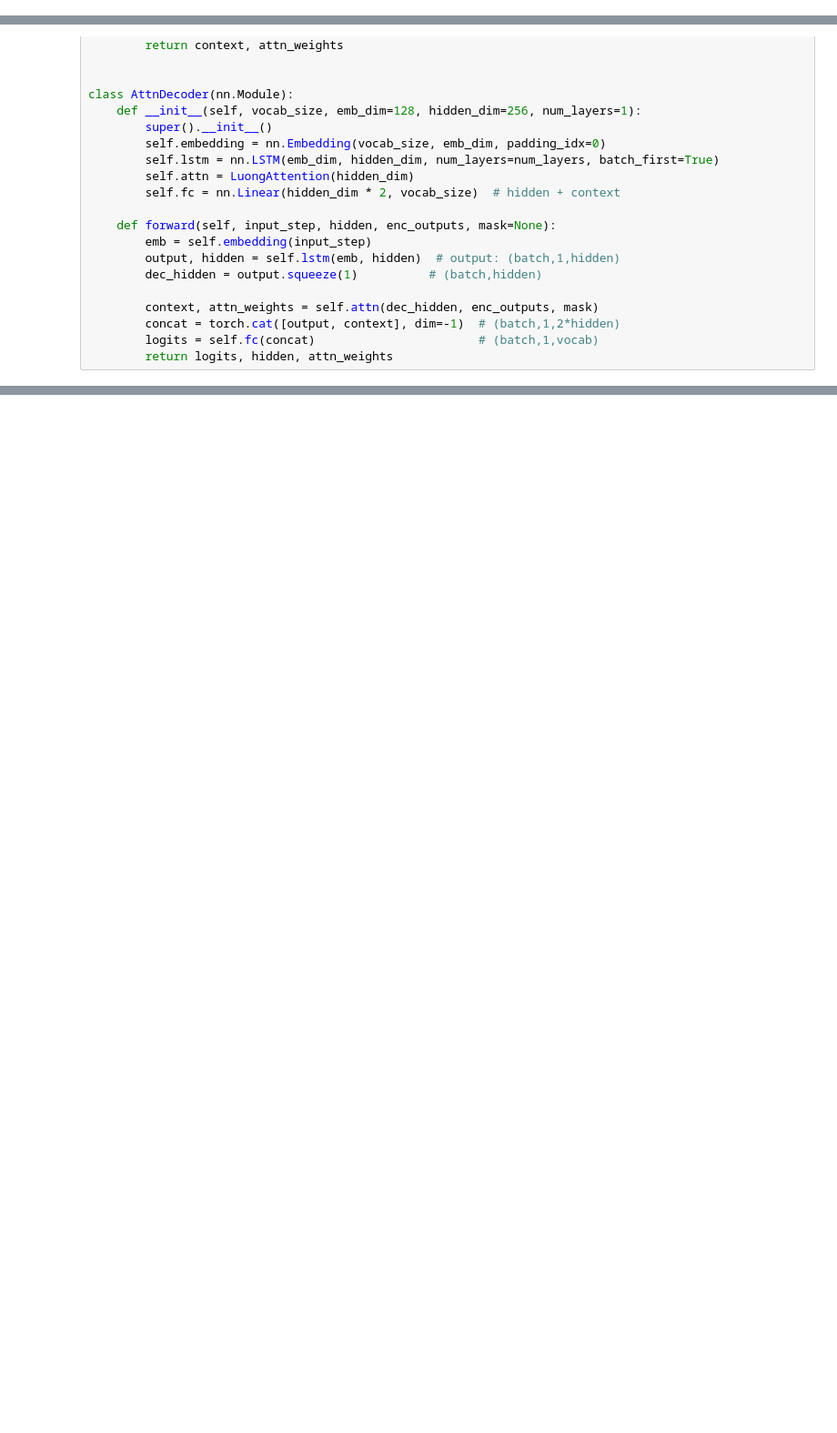
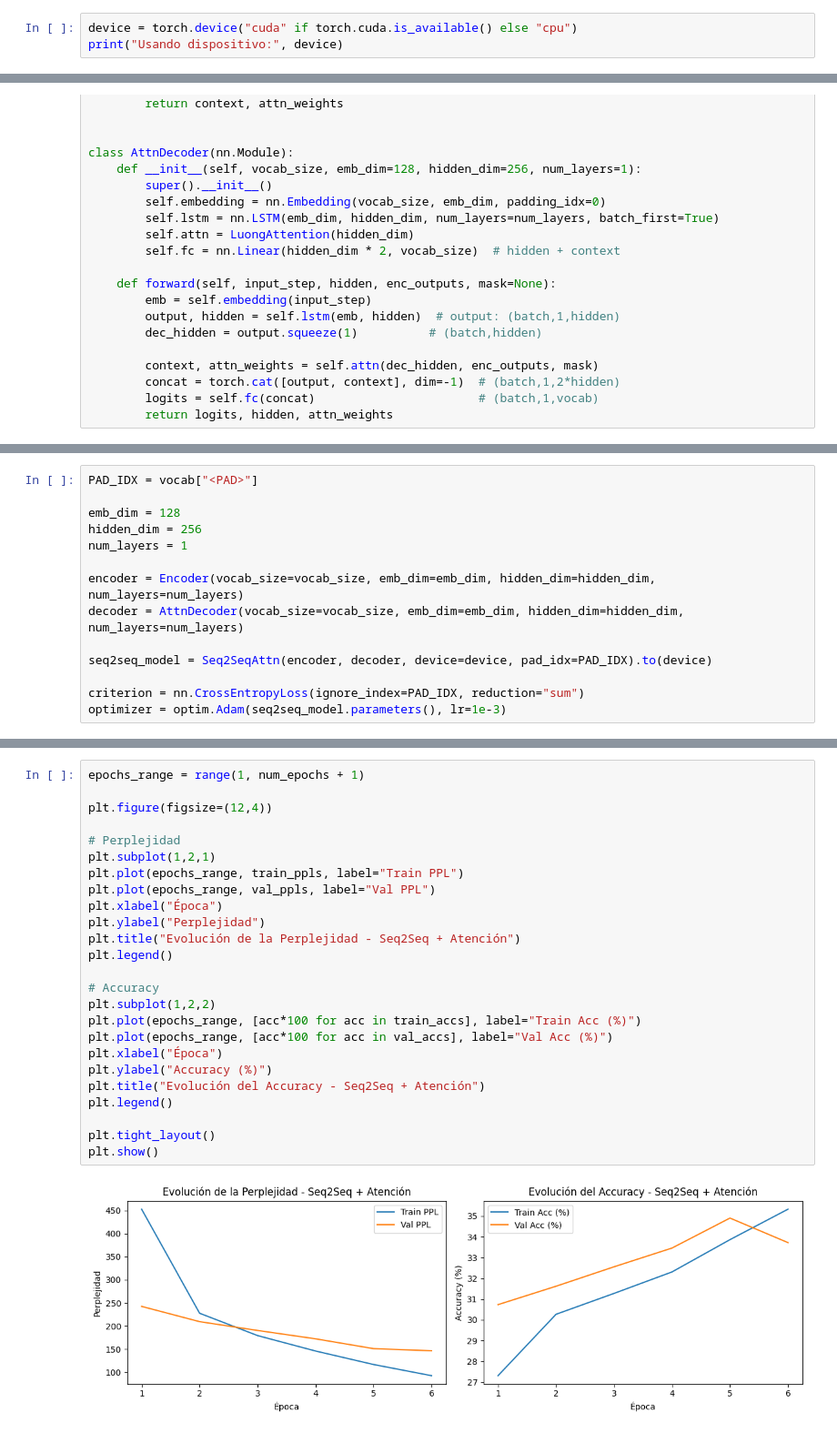
Before and after one commit to XaviAlvarado18/spanish-twitter-sentiment-nlp, a Jupyter notebook: src/main2.ipynb, the cells around one changed output, grey strips where cells are left out. Shown at 91% size. Saved outputs shown, nothing was run; the diff lists cells and outputs as text; blank space fills up the shorter version.

```diff
--- a/src/main2.ipynb
+++ b/src/main2.ipynb
@@ -364,0 +372,3 @@ hoy <UNK> siento <UNK> <UNK> calle verdad <UNK> <UNK> miedo <UNK> pasado semana
+# %%
+device = torch.device("cuda" if torch.cuda.is_available() else "cpu")
+print("Usando dispositivo:", device)
@@ -456,0 +518,14 @@ class AttnDecoder(nn.Module):
+# %%
+PAD_IDX = vocab["<PAD>"]
+
+emb_dim = 128
+hidden_dim = 256
+num_layers = 1
+
+encoder = Encoder(vocab_size=vocab_size, emb_dim=emb_dim, hidden_dim=hidden_dim, num_layers=num_layers)
+decoder = AttnDecoder(vocab_size=vocab_size, emb_dim=emb_dim, hidden_dim=hidden_dim, num_layers=num_layers)
+
+seq2seq_model = Seq2SeqAttn(encoder, decoder, device=device, pad_idx=PAD_IDX).to(device)
+
+criterion = nn.CrossEntropyLoss(ignore_index=PAD_IDX, reduction="sum")
+optimizer = optim.Adam(seq2seq_model.parameters(), lr=1e-3)
@@ -456,0 +665,27 @@ class AttnDecoder(nn.Module):
+# %%
+epochs_range = range(1, num_epochs + 1)
+
+plt.figure(figsize=(12,4))
+
+# Perplejidad
+plt.subplot(1,2,1)
+plt.plot(epochs_range, train_ppls, label="Train PPL")
+plt.plot(epochs_range, val_ppls, label="Val PPL")
+plt.xlabel("Época")
+plt.ylabel("Perplejidad")
+plt.title("Evolución de la Perplejidad - Seq2Seq + Atención")
+plt.legend()
+
+# Accuracy
+plt.subplot(1,2,2)
+plt.plot(epochs_range, [acc*100 for acc in train_accs], label="Train Acc (%)")
+plt.plot(epochs_range, [acc*100 for acc in val_accs], label="Val Acc (%)")
+plt.xlabel("Época")
+plt.ylabel("Accuracy (%)")
+plt.title("Evolución del Accuracy - Seq2Seq + Atención")
+plt.legend()
+
+plt.tight_layout()
+plt.show()
+# %% [output]
+[figure, added]
```
Also changed, not shown: parts of 9 cells of this notebook.
